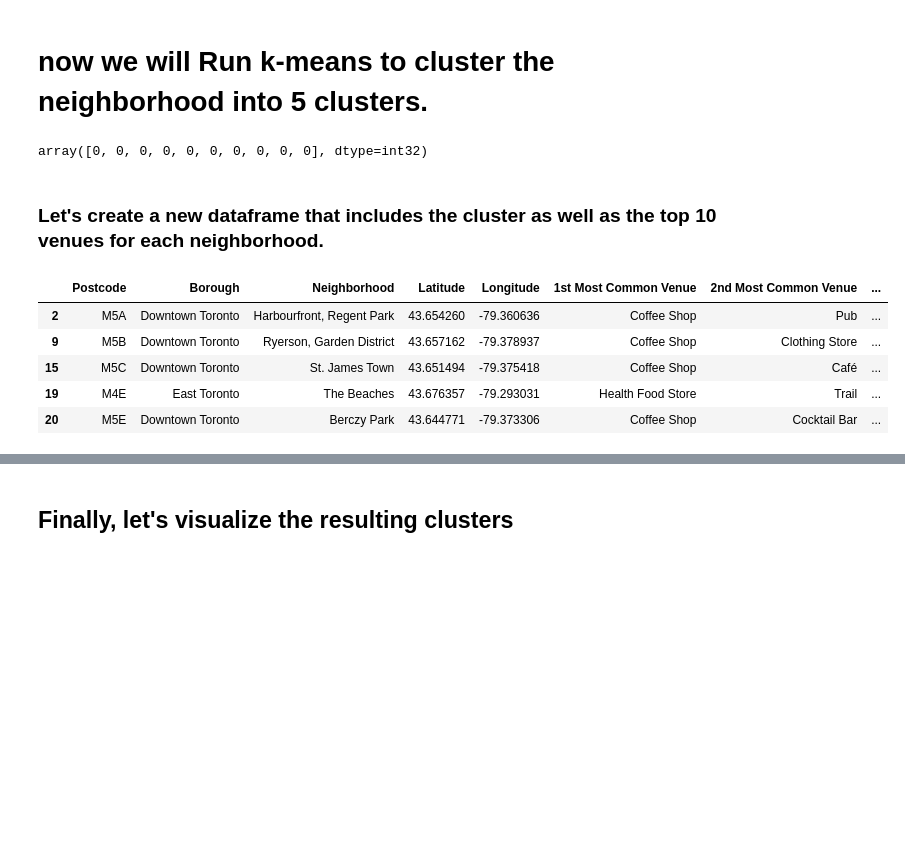
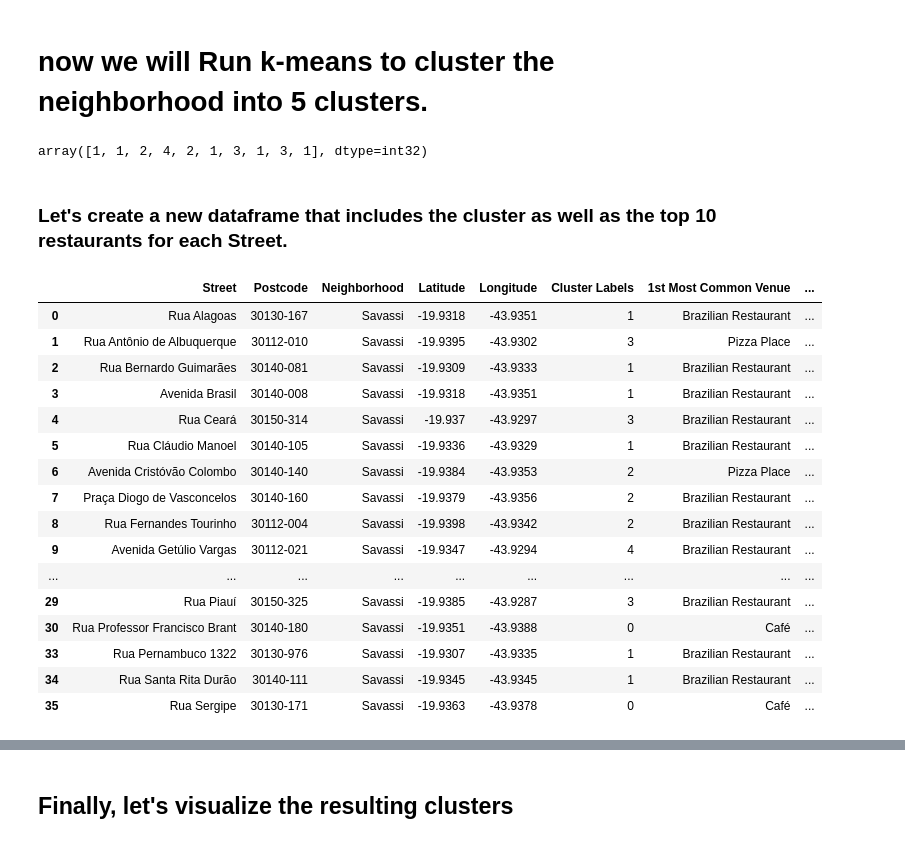
Before and after one commit to alvarokz/IBMDSCapstone, a Jupyter notebook: AlvaroIBMDSCapstoneNotebook.ipynb, the cells around one changed output, grey strips where cells are left out. Drawn from its saved outputs; the diff is of its cells as text; code cells hidden in the pictures; blank space fills up the shorter version.

```diff
--- a/AlvaroIBMDSCapstoneNotebook.ipynb
+++ b/AlvaroIBMDSCapstoneNotebook.ipynb
@@ -374,0 +406,4 @@ toronto_grouped
+# %%
+bh_grouped = bh_onehot.groupby('Street').mean().reset_index()
+
+bh_grouped
@@ -377,9 +430,9 @@ toronto_grouped
 # %%
-num_top_venues = 5
+num_top_venues = 10
 
-for hood in toronto_grouped['Neighborhood']:
+for hood in bh_grouped['Street']:
     print("----"+hood+"----")
-    temp = toronto_grouped[toronto_grouped['Neighborhood'] == hood].T.reset_index()
+    temp = bh_grouped[bh_grouped['Street'] == hood].T.reset_index()
     temp.columns = ['venue','freq']
     temp = temp.iloc[1:]
     temp['freq'] = temp['freq'].astype(float)
@@ -420,7 +473,7 @@ num_top_venues = 10
 indicators = ['st', 'nd', 'rd']
 
 # create columns according to number of top venues
-columns = ['Neighborhood']
+columns = ['Street']
 for ind in np.arange(num_top_venues):
     try:
         columns.append('{}{} Most Common Venue'.format(ind+1, indicators[ind]))
@@ -429,10 +482,12 @@ for ind in np.arange(num_top_venues):
 
 # create a new dataframe
 neighborhoods_venues_sorted = pd.DataFrame(columns=columns)
-neighborhoods_venues_sorted['Neighborhood'] = toronto_grouped['Neighborhood']
+neighborhoods_venues_sorted['Street'] = bh_grouped['Street']
 
-for ind in np.arange(toronto_grouped.shape[0]):
-    neighborhoods_venues_sorted.iloc[ind, 1:] = return_most_common_venues(toronto_grouped.iloc[ind, :], num_top_venues)
+for ind in np.arange(bh_grouped.shape[0]):
+    neighborhoods_venues_sorted.iloc[ind, 1:] = return_most_common_venues(bh_grouped.iloc[ind, :], num_top_venues)
 
 neighborhoods_venues_sorted.head()
+
+# To finalize, we will search for one street that doesn't contains some of the top 10 most commom restaurants in the top 10 most common venues of the street. The first will be the chosen one
 # %% [output]
@@ -448,31 +503,42 @@ neighborhoods_venues_sorted.head()
 # set number of clusters
 kclusters = 5
 
-toronto_grouped_clustering = toronto_grouped.drop('Neighborhood', 1)
+bh_grouped_clustering = bh_grouped.drop('Street', 1)
 
 # run k-means clustering
-kmeans = KMeans(n_clusters=kclusters, random_state=0).fit(toronto_grouped_clustering)
+kmeans = KMeans(n_clusters=kclusters, random_state=0).fit(bh_grouped_clustering)
 
 # check cluster labels generated for each row in the dataframe
 kmeans.labels_[0:10]
 # %% [output]
-array([0, 0, 0, 0, 0, 0, 0, 0, 0, 0], dtype=int32)
+array([1, 1, 2, 4, 2, 1, 3, 1, 3, 1], dtype=int32)
 # %% [markdown]
-### Let's create a new dataframe that includes the cluster as well as the top 10 venues for each neighborhood.
+### Let's create a new dataframe that includes the cluster as well as the top 10 restaurants for each Street.
 # %%
 # add clustering labels
-#neighborhoods_venues_sorted.insert(0, 'Cluster Labels', kmeans.labels_)
+neighborhoods_venues_sorted.insert(0, 'Cluster Labels', kmeans.labels_)
 
-toronto_merged = df_final
+bh_merged = df
 
-# merge toronto_grouped with toronto_data to add latitude/longitude for each neighborhood
-toronto_merged = toronto_merged.join(neighborhoods_venues_sorted.set_index('Neighborhood'), on='Neighborhood')
+# merge bh with bh_data to add latitude/longitude for each neighborhood
+bh_merged = bh_merged.join(neighborhoods_venues_sorted.set_index('Street'), on='Street')
 
-toronto_merged.head() # check the last columns!
+bh_merged
 # %% [output]
-|  | Postcode | Borough | Neighborhood | Latitude | Longitude | 1st Most Common Venue | 2nd Most Common Venue | ... |
-| 2 | M5A | Downtown Toronto | Harbourfront, Regent Park | 43.654260 | -79.360636 | Coffee Shop | Pub | ... |
-| 9 | M5B | Downtown Toronto | Ryerson, Garden District | 43.657162 | -79.378937 | Coffee Shop | Clothing Store | ... |
-| 15 | M5C | Downtown Toronto | St. James Town | 43.651494 | -79.375418 | Coffee Shop | Café | ... |
-| 19 | M4E | East Toronto | The Beaches | 43.676357 | -79.293031 | Health Food Store | Trail | ... |
-| 20 | M5E | Downtown Toronto | Berczy Park | 43.644771 | -79.373306 | Coffee Shop | Cocktail Bar | ... |
+|  | Street | Postcode | Neighborhood | Latitude | Longitude | Cluster Labels | 1st Most Common Venue | ... |
+| 0 | Rua Alagoas | 30130-167 | Savassi | -19.9318 | -43.9351 | 1 | Brazilian Restaurant | ... |
+| 1 | Rua Antônio de Albuquerque | 30112-010 | Savassi | -19.9395 | -43.9302 | 3 | Pizza Place | ... |
+| 2 | Rua Bernardo Guimarães | 30140-081 | Savassi | -19.9309 | -43.9333 | 1 | Brazilian Restaurant | ... |
+| 3 | Avenida Brasil | 30140-008 | Savassi | -19.9318 | -43.9351 | 1 | Brazilian Restaurant | ... |
+| 4 | Rua Ceará | 30150-314 | Savassi | -19.937 | -43.9297 | 3 | Brazilian Restaurant | ... |
+| 5 | Rua Cláudio Manoel | 30140-105 | Savassi | -19.9336 | -43.9329 | 1 | Brazilian Restaurant | ... |
+| 6 | Avenida Cristóvão Colombo | 30140-140 | Savassi | -19.9384 | -43.9353 | 2 | Pizza Place | ... |
+| 7 | Praça Diogo de Vasconcelos | 30140-160 | Savassi | -19.9379 | -43.9356 | 2 | Brazilian Restaurant | ... |
+| 8 | Rua Fernandes Tourinho | 30112-004 | Savassi | -19.9398 | -43.9342 | 2 | Brazilian Restaurant | ... |
+| 9 | Avenida Getúlio Vargas | 30112-021 | Savassi | -19.9347 | -43.9294 | 4 | Brazilian Restaurant | ... |
+| ... | ... | ... | ... | ... | ... | ... | ... | ... |
+| 29 | Rua Piauí | 30150-325 | Savassi | -19.9385 | -43.9287 | 3 | Brazilian Restaurant | ... |
+| 30 | Rua Professor Francisco Brant | 30140-180 | Savassi | -19.9351 | -43.9388 | 0 | Café | ... |
+| 33 | Rua Pernambuco 1322 | 30130-976 | Savassi | -19.9307 | -43.9335 | 1 | Brazilian Restaurant | ... |
+| 34 | Rua Santa Rita Durão | 30140-111 | Savassi | -19.9345 | -43.9345 | 1 | Brazilian Restaurant | ... |
+| 35 | Rua Sergipe | 30130-171 | Savassi | -19.9363 | -43.9378 | 0 | Café | ... |
```
Also changed, not shown: parts of 47 cells of this notebook.
